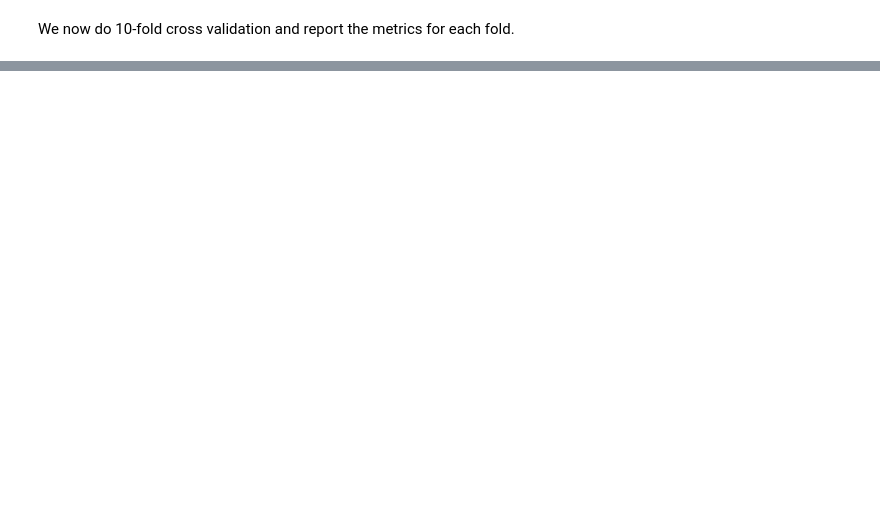
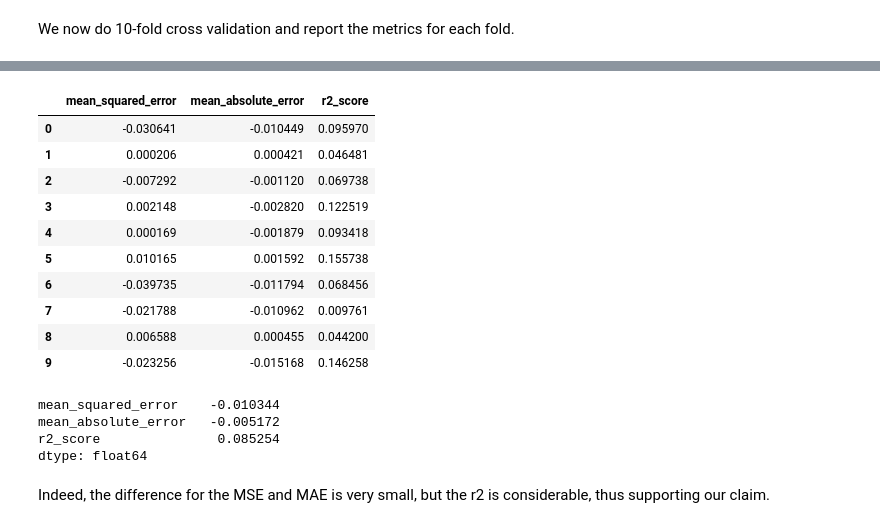
Before and after one commit to doanhandonly/RAD-CSE151A-Project, a Jupyter notebook: model/model.ipynb, the cells around one changed output, grey strips where cells are left out. Cells and saved outputs as stored; diff of their text form; code cells hidden in the pictures; blank space fills up the shorter version.

```diff
--- a/model/model.ipynb
+++ b/model/model.ipynb
@@ -1440,0 +1433,26 @@ new_scores_df
+# %%
+difference2_df = scores2_df.xs('train', level=1) - scores2_df.xs('test', level=1)
+difference2_df.index = pd.MultiIndex.from_product([difference2_df.index])
+difference2_df
+# %% [output]
+|  | mean_squared_error | mean_absolute_error | r2_score |
+| 0 | -0.030641 | -0.010449 | 0.095970 |
+| 1 | 0.000206 | 0.000421 | 0.046481 |
+| 2 | -0.007292 | -0.001120 | 0.069738 |
+| 3 | 0.002148 | -0.002820 | 0.122519 |
+| 4 | 0.000169 | -0.001879 | 0.093418 |
+| 5 | 0.010165 | 0.001592 | 0.155738 |
+| 6 | -0.039735 | -0.011794 | 0.068456 |
+| 7 | -0.021788 | -0.010962 | 0.009761 |
+| 8 | 0.006588 | 0.000455 | 0.044200 |
+| 9 | -0.023256 | -0.015168 | 0.146258 |
+# %%
+average_difference2_df = difference2_df.mean()
+average_difference2_df
+# %% [output]
+mean_squared_error    -0.010344
+mean_absolute_error   -0.005172
+r2_score               0.085254
+dtype: float64
+# %% [markdown]
+Indeed, the difference for the MSE and MAE is very small, but the r2 is considerable, thus supporting our claim.
```
Also changed, not shown: parts of 50 cells of this notebook.
